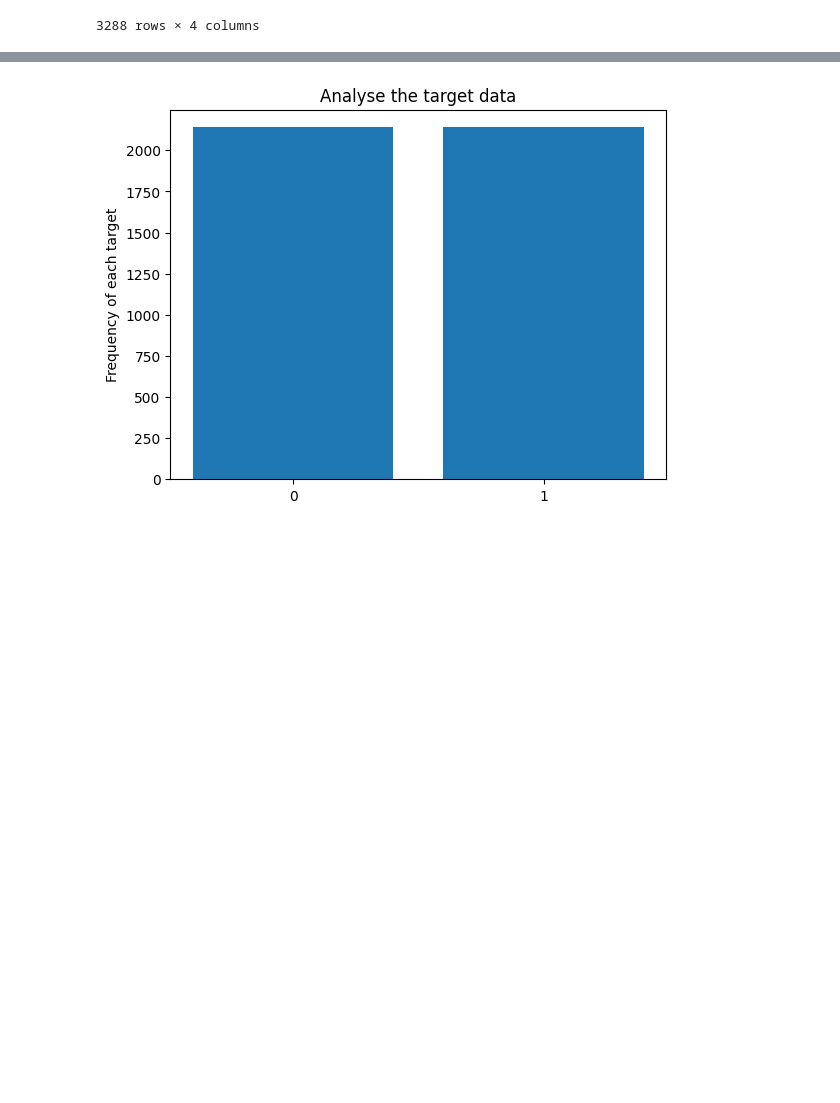
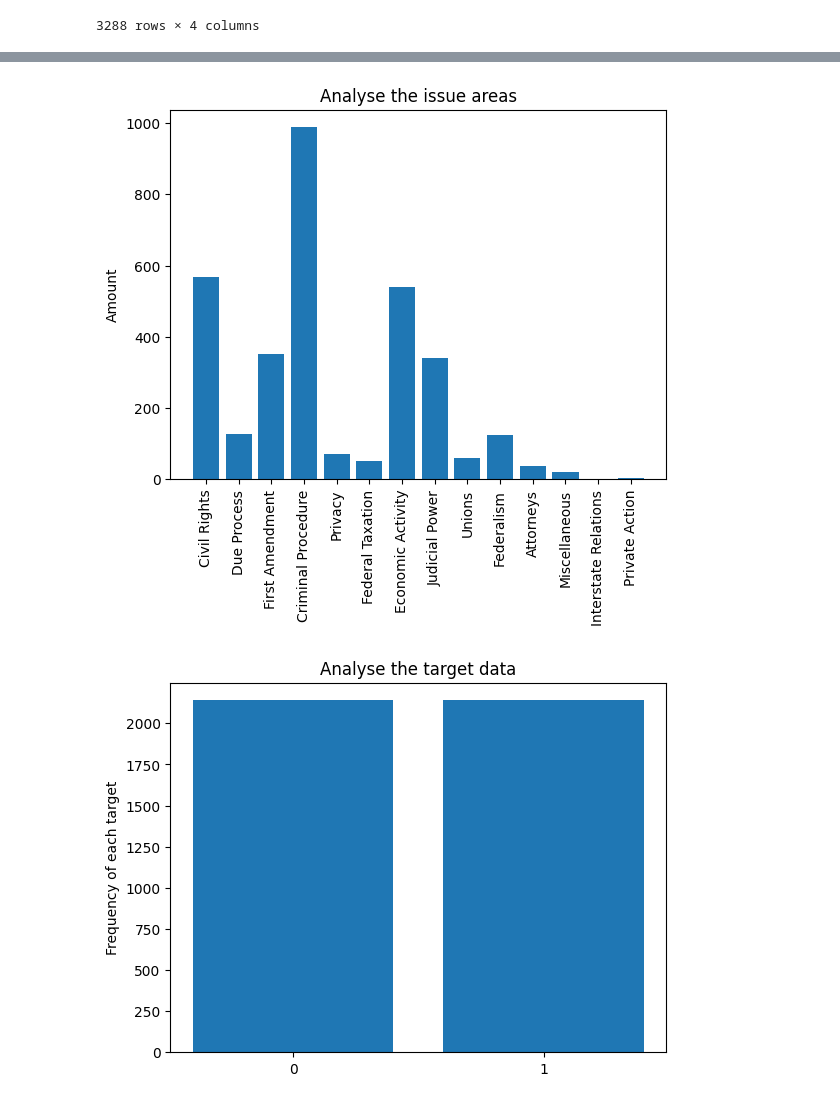
Before and after one commit to CarolinaOliveira001/SupremeCourtJudgementPrediction, a Jupyter notebook: CleaningDataAndMLmodels.ipynb, the cells around one changed output, grey strips where cells are left out. Cells and saved outputs as stored; diff of their text form; code cells hidden in the pictures; blank space fills up the shorter version.

```diff
--- a/CleaningDataAndMLmodels.ipynb
+++ b/CleaningDataAndMLmodels.ipynb
@@ -38,3 +38,23 @@ plt.show()
+# %%
+freqTarget = mainDf.groupby(["issue_area"], as_index=False, sort=True)["facts"].count()
+vectorIA = ["Civil Rights", "Due Process", "First Amendment", "Criminal Procedure", "Privacy", "Federal Taxation",
+            "Economic Activity", "Judicial Power", "Unions", "Federalism", "Attorneys", "Miscellaneous",
+            "Interstate Relations", "Private Action"]
+
+variableIA = []
+for a in freqTarget["issue_area"]:
+    variableIA.append(vectorIA[int(a)])
+
+freqTarget["name_issue"] = variableIA
+
+plt.bar(freqTarget["name_issue"], freqTarget["facts"])
+plt.xticks(freqTarget["name_issue"])
+plt.title("Analyse the issue areas")
+plt.xticks(rotation=90)
+plt.ylabel('Amount')
+plt.show()
+# %% [output]
+[figure, added]
 # %%
 documents = []
 X = mainDf["facts"]
```
Also changed, not shown: parts of 17 cells of this notebook, 2 other files.
